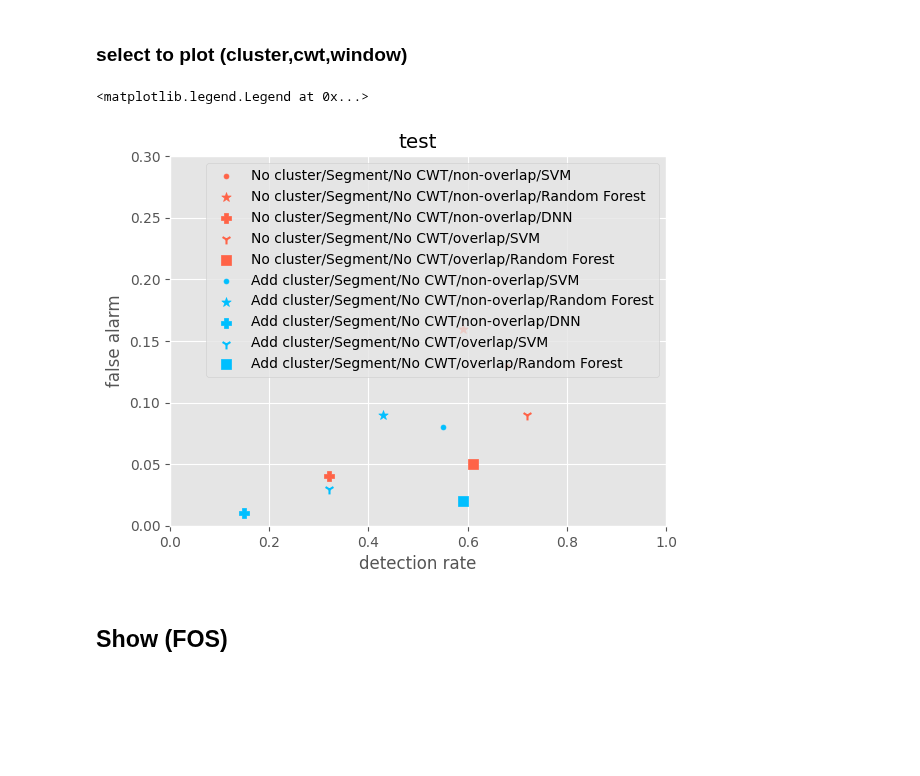
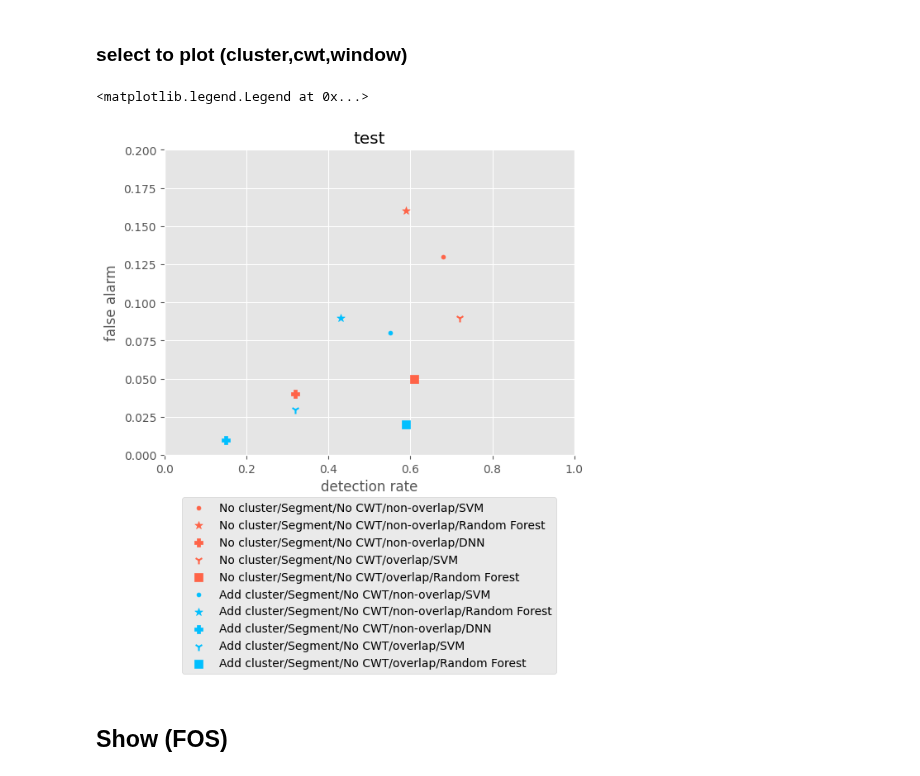
Before and after one commit to IS-Howard/final, a Jupyter notebook: result_ananlysis2.ipynb, the cells around one changed output. Drawn from its saved outputs; the diff is of its cells as text; code cells hidden in the pictures; blank space fills up the shorter version.

```diff
--- a/result_ananlysis2.ipynb
+++ b/result_ananlysis2.ipynb
@@ -263,36 +263,36 @@ for j, cmp in enumerate(compares[compare]):
             tmp1.append(df3.iloc[k][dt[2]])
             tmp2.append(df3.iloc[k]['model'])#
     y.append(tmp0)
     x.append(tmp1)
     names.append(tmp2)#
     #print(tmp2)
 cl = len(y)
 fig = plt.figure()
 ax = fig.add_subplot(111)
 
 y = np.array(y)
 x = np.array(x)
 if sel:
     y = y[:,sel]
     x = x[:,sel]
 
 colors = ['tomato','deepskyblue']
 markers = ['.','*','P','1','s']
 for cc in range(2):
     for ss in range(5):
         c=ntocls(names[cc][ss])
         leg = clstolegend(c)
         plt.scatter(x[cc][ss],y[cc][ss], color=colors[cc], marker=markers[ss], s=50, label=leg)
 
 plt.title(subtitles[i])
 plt.xlim(0,1)
 plt.xlabel('detection rate')
-plt.ylim(0,0.3)
+plt.ylim(0,0.2)
 plt.ylabel('false alarm')
-plt.legend()
+plt.legend(loc='upper center', bbox_to_anchor=(0.5,-0.12), fancybox=True)
 # %% [output]
 <matplotlib.legend.Legend at 0x...>
-[figure, old version]
+[figure, new version]
 # %% [markdown]
 ## Show (FOS)
 # %%
```
